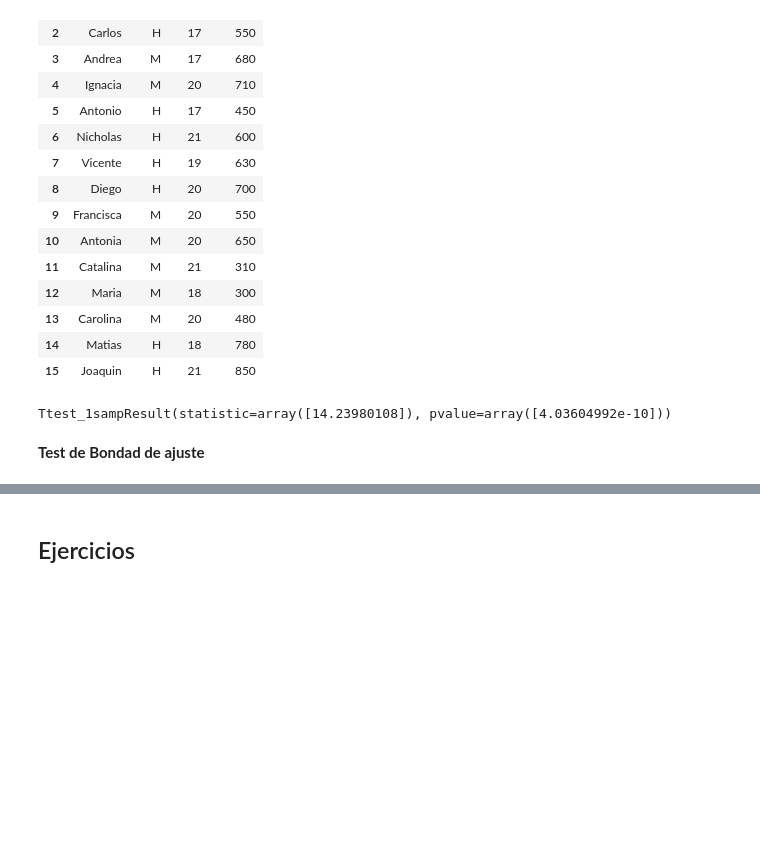
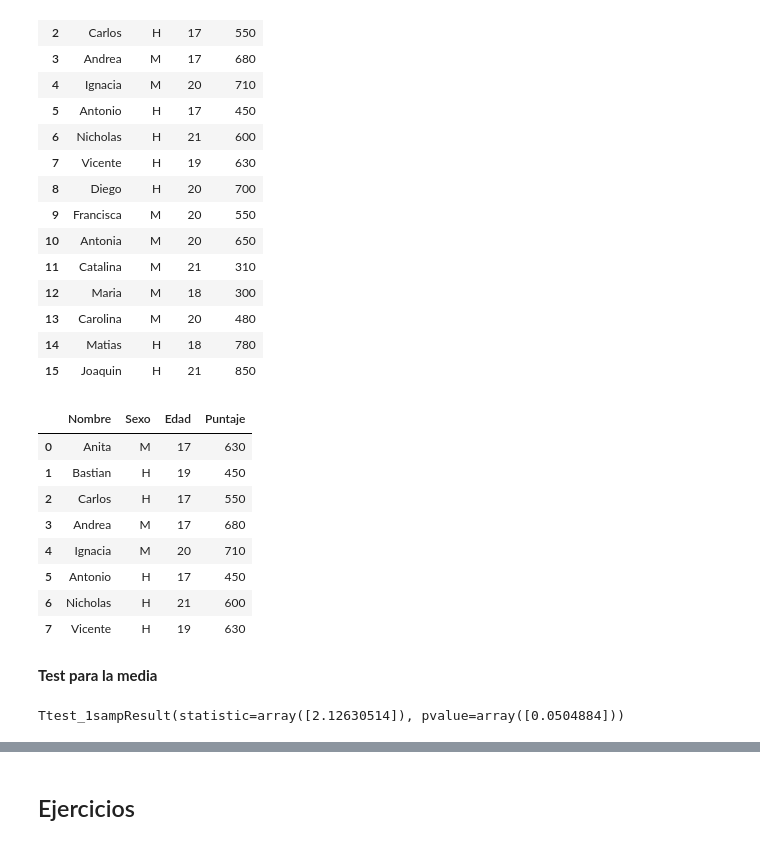
Before and after one commit to BrunoJReyes/AyudantiasTICS314-2022-2, a Jupyter notebook: Ayudantía-n°4-Test-de-hipótesis.ipynb, the cells around one changed output, grey strips where cells are left out. Drawn from its saved outputs; the diff is of its cells as text; code cells hidden in the pictures; blank space fills up the shorter version.

```diff
--- a/Ayudantía-n°4-Test-de-hipótesis.ipynb
+++ b/Ayudantía-n°4-Test-de-hipótesis.ipynb
@@ -255,0 +256,15 @@ ds=punt.std()
+# %%
+muestra = df_punt.iloc[0:8]
+muestra
+# %% [output]
+|  | Nombre | Sexo | Edad | Puntaje |
+| 0 | Anita | M | 17 | 630 |
+| 1 | Bastian | H | 19 | 450 |
+| 2 | Carlos | H | 17 | 550 |
+| 3 | Andrea | M | 17 | 680 |
+| 4 | Ignacia | M | 20 | 710 |
+| 5 | Antonio | H | 17 | 450 |
+| 6 | Nicholas | H | 21 | 600 |
+| 7 | Vicente | H | 19 | 630 |
+# %% [markdown]
+**Test para la media**
@@ -256,7 +276,7 @@ ds=punt.std()
 # %%
-#Podemos concluir que el parametro pobalcional es igual a 30 años?
-stats.ttest_1samp(punt,30,alternative='two-sided')
+#Podemos concluir que el parametro de puntajes es igual a 500 puntos?
+#h0=500
+#h1!=500
+stats.ttest_1samp(puntajes,500,alternative='two-sided')
 # %% [output]
-Ttest_1sampResult(statistic=array([14.23980108]), pvalue=array([4.03604992e-10]))
+Ttest_1sampResult(statistic=array([2.12630514]), pvalue=array([0.0504884]))
-# %% [markdown]
-**Test de Bondad de ajuste**
```
Also changed, not shown: parts of 23 cells of this notebook.
